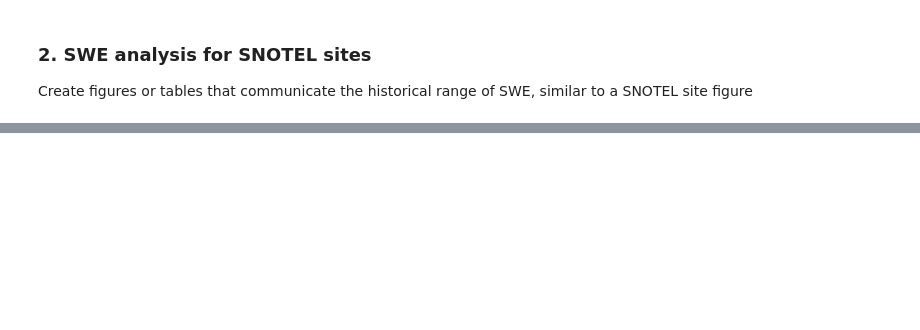
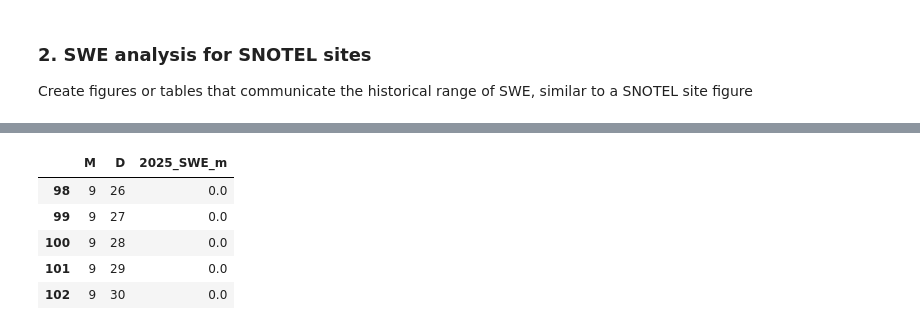
Before and after one commit to adernbach/hydroinformaticshomework2, a Jupyter notebook: res_mgmt.ipynb, the cells around one changed output, grey strips where cells are left out. Cells and saved outputs as stored; diff of their text form; code cells hidden in the pictures; blank space fills up the shorter version.

```diff
--- a/res_mgmt.ipynb
+++ b/res_mgmt.ipynb
@@ -221,0 +233,25 @@ SNOTEL_Analyzer.SNOTELPlots(sitedict, gdf_in_bbox, WY, watershed, AOI,DOI)
+# %%
+WYsitedf = pd.DataFrame()
+cols =['M', 'D', 'Snow Water Equivalent (m) Start of Day Values']
+
+#get water year of interest
+wydf = sitedf[sitedf['Water_Year']==1988]
+wydf['M'] = pd.to_datetime(sitedf['Date']).dt.month
+wydf['D'] = pd.to_datetime(sitedf['Date']).dt.day
+
+#change NaN to 0, most NaN values are from low to 0 SWE measurements
+wydf['Snow Water Equivalent (m) Start of Day Values'] = wydf['Snow Water Equivalent (m) Start of Day Values'].fillna(0)
+wydf = wydf[cols]
+wydf.rename(columns = {'Snow Water Equivalent (m) Start of Day Values':f"2025_SWE_m"}, inplace=True)
+wydf.reset_index(inplace=True, drop=True)
+WYsitedf[f"year_SWE_in"] = wydf[f"2025_SWE_m"]*39.3701 #converting m to inches (standard for snotel)
+WYsitedf.tail()
+
+wydf.tail()
+# %% [output]
+|  | M | D | 2025_SWE_m |
+| 98 | 9 | 26 | 0.0 |
+| 99 | 9 | 27 | 0.0 |
+| 100 | 9 | 28 | 0.0 |
+| 101 | 9 | 29 | 0.0 |
+| 102 | 9 | 30 | 0.0 |
```
Also changed, not shown: parts of 8 cells of this notebook, 3 other files.
